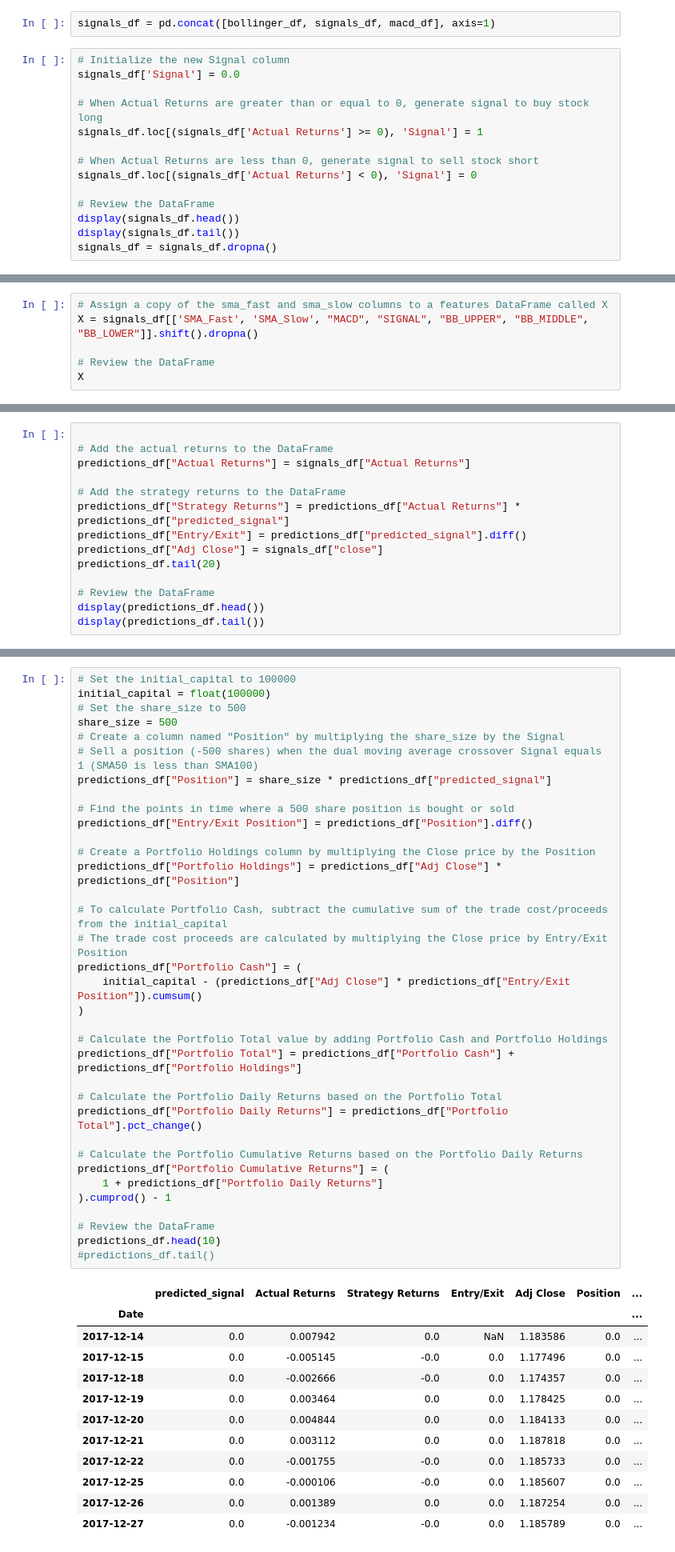
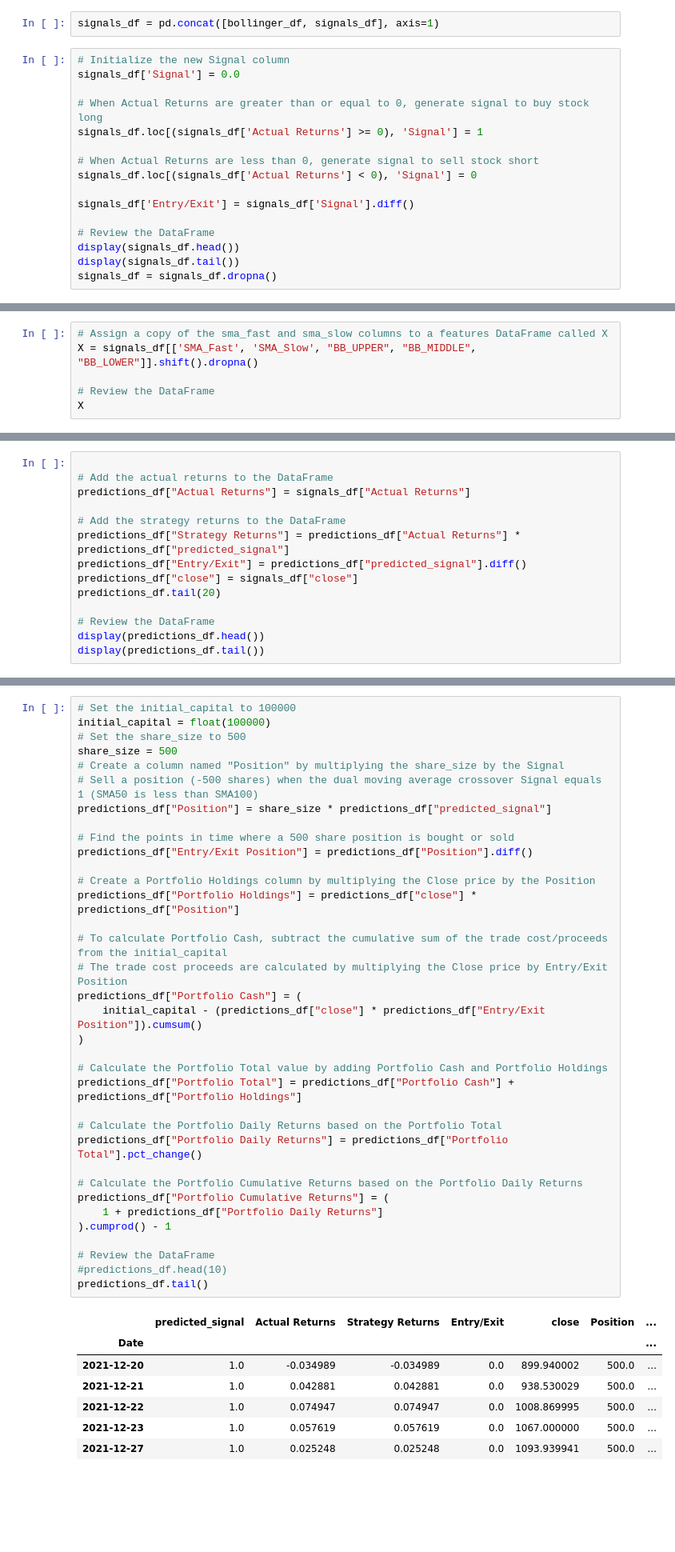
Before and after one commit to tembolo1284/Project_2_Bootcamp, a Jupyter notebook: TradingBot_OptimizedSMAs.ipynb, the cells around one changed output, grey strips where cells are left out. Shown at 80% size. Drawn from its saved outputs; the diff is of its cells as text; blank space fills up the shorter version.

```diff
--- a/TradingBot_OptimizedSMAs.ipynb
+++ b/TradingBot_OptimizedSMAs.ipynb
@@ -267,7 +275,7 @@ macd_df.plot()
 # %% [markdown]
 ## Step 2: Generate trading signals using short- and long-window SMA values based off SMA Optimizer function.
 # %%
-signals_df = pd.concat([bollinger_df, signals_df, macd_df], axis=1)
+signals_df = pd.concat([bollinger_df, signals_df], axis=1)
 # %%
 # Initialize the new Signal column
 signals_df['Signal'] = 0.0
@@ -278,6 +286,8 @@ signals_df.loc[(signals_df['Actual Returns'] >= 0), 'Signal'] = 1
 # When Actual Returns are less than 0, generate signal to sell stock short
 signals_df.loc[(signals_df['Actual Returns'] < 0), 'Signal'] = 0
 
+signals_df['Entry/Exit'] = signals_df['Signal'].diff()
+
 # Review the DataFrame
 display(signals_df.head())
 display(signals_df.tail())
@@ -386,7 +394,7 @@ signals_df.dropna()
 ### Step 3: Split the data into training and testing datasets.
 # %%
 # Assign a copy of the sma_fast and sma_slow columns to a features DataFrame called X
-X = signals_df[['SMA_Fast', 'SMA_Slow', "MACD", "SIGNAL", "BB_UPPER", "BB_MIDDLE", "BB_LOWER"]].shift().dropna()
+X = signals_df[['SMA_Fast', 'SMA_Slow', "BB_UPPER", "BB_MIDDLE", "BB_LOWER"]].shift().dropna()
 
 # Review the DataFrame
 X
@@ -569,7 +580,7 @@ predictions_df["Actual Returns"] = signals_df["Actual Returns"]
 # Add the strategy returns to the DataFrame
 predictions_df["Strategy Returns"] = predictions_df["Actual Returns"] * predictions_df["predicted_signal"]
 predictions_df["Entry/Exit"] = predictions_df["predicted_signal"].diff()
-predictions_df["Adj Close"] = signals_df["close"]
+predictions_df["close"] = signals_df["close"]
 predictions_df.tail(20)
 
 # Review the DataFrame
@@ -604,48 +714,43 @@ display(predictions_df.tail())
 initial_capital = float(100000)
 # Set the share_size to 500
 share_size = 500
 # Create a column named "Position" by multiplying the share_size by the Signal
 # Sell a position (-500 shares) when the dual moving average crossover Signal equals 1 (SMA50 is less than SMA100)
 predictions_df["Position"] = share_size * predictions_df["predicted_signal"]
 
 # Find the points in time where a 500 share position is bought or sold
 predictions_df["Entry/Exit Position"] = predictions_df["Position"].diff()
 
 # Create a Portfolio Holdings column by multiplying the Close price by the Position
-predictions_df["Portfolio Holdings"] = predictions_df["Adj Close"] * predictions_df["Position"]
+predictions_df["Portfolio Holdings"] = predictions_df["close"] * predictions_df["Position"]
 
 # To calculate Portfolio Cash, subtract the cumulative sum of the trade cost/proceeds from the initial_capital
 # The trade cost proceeds are calculated by multiplying the Close price by Entry/Exit Position
 predictions_df["Portfolio Cash"] = (
-    initial_capital - (predictions_df["Adj Close"] * predictions_df["Entry/Exit Position"]).cumsum()
+    initial_capital - (predictions_df["close"] * predictions_df["Entry/Exit Position"]).cumsum()
 )
 
 # Calculate the Portfolio Total value by adding Portfolio Cash and Portfolio Holdings
 predictions_df["Portfolio Total"] = predictions_df["Portfolio Cash"] + predictions_df["Portfolio Holdings"]
 
 # Calculate the Portfolio Daily Returns based on the Portfolio Total
 predictions_df["Portfolio Daily Returns"] = predictions_df["Portfolio Total"].pct_change()
 
 # Calculate the Portfolio Cumulative Returns based on the Portfolio Daily Returns
 predictions_df["Portfolio Cumulative Returns"] = (
     1 + predictions_df["Portfolio Daily Returns"]
 ).cumprod() - 1
 
 # Review the DataFrame
-predictions_df.head(10)
-#predictions_df.tail()
+#predictions_df.head(10)
+predictions_df.tail()
 # %% [output]
-|  | predicted_signal | Actual Returns | Strategy Returns | Entry/Exit | Adj Close | Position | ... |
+|  | predicted_signal | Actual Returns | Strategy Returns | Entry/Exit | close | Position | ... |
 | Date |  |  |  |  |  |  | ... |
-| 2017-12-14 | 0.0 | 0.007942 | 0.0 | NaN | 1.183586 | 0.0 | ... |
-| 2017-12-15 | 0.0 | -0.005145 | -0.0 | 0.0 | 1.177496 | 0.0 | ... |
-| 2017-12-18 | 0.0 | -0.002666 | -0.0 | 0.0 | 1.174357 | 0.0 | ... |
-| 2017-12-19 | 0.0 | 0.003464 | 0.0 | 0.0 | 1.178425 | 0.0 | ... |
-| 2017-12-20 | 0.0 | 0.004844 | 0.0 | 0.0 | 1.184133 | 0.0 | ... |
-| 2017-12-21 | 0.0 | 0.003112 | 0.0 | 0.0 | 1.187818 | 0.0 | ... |
-| 2017-12-22 | 0.0 | -0.001755 | -0.0 | 0.0 | 1.185733 | 0.0 | ... |
-| 2017-12-25 | 0.0 | -0.000106 | -0.0 | 0.0 | 1.185607 | 0.0 | ... |
-| 2017-12-26 | 0.0 | 0.001389 | 0.0 | 0.0 | 1.187254 | 0.0 | ... |
-| 2017-12-27 | 0.0 | -0.001234 | -0.0 | 0.0 | 1.185789 | 0.0 | ... |
+| 2021-12-20 | 1.0 | -0.034989 | -0.034989 | 0.0 | 899.940002 | 500.0 | ... |
+| 2021-12-21 | 1.0 | 0.042881 | 0.042881 | 0.0 | 938.530029 | 500.0 | ... |
+| 2021-12-22 | 1.0 | 0.074947 | 0.074947 | 0.0 | 1008.869995 | 500.0 | ... |
+| 2021-12-23 | 1.0 | 0.057619 | 0.057619 | 0.0 | 1067.000000 | 500.0 | ... |
+| 2021-12-27 | 1.0 | 0.025248 | 0.025248 | 0.0 | 1093.939941 | 500.0 | ... |
 # %%
 # Visualize the entry positions relative to the Portfolio Total
```
Also changed, not shown: parts of 39 cells of this notebook, 1 other file.
